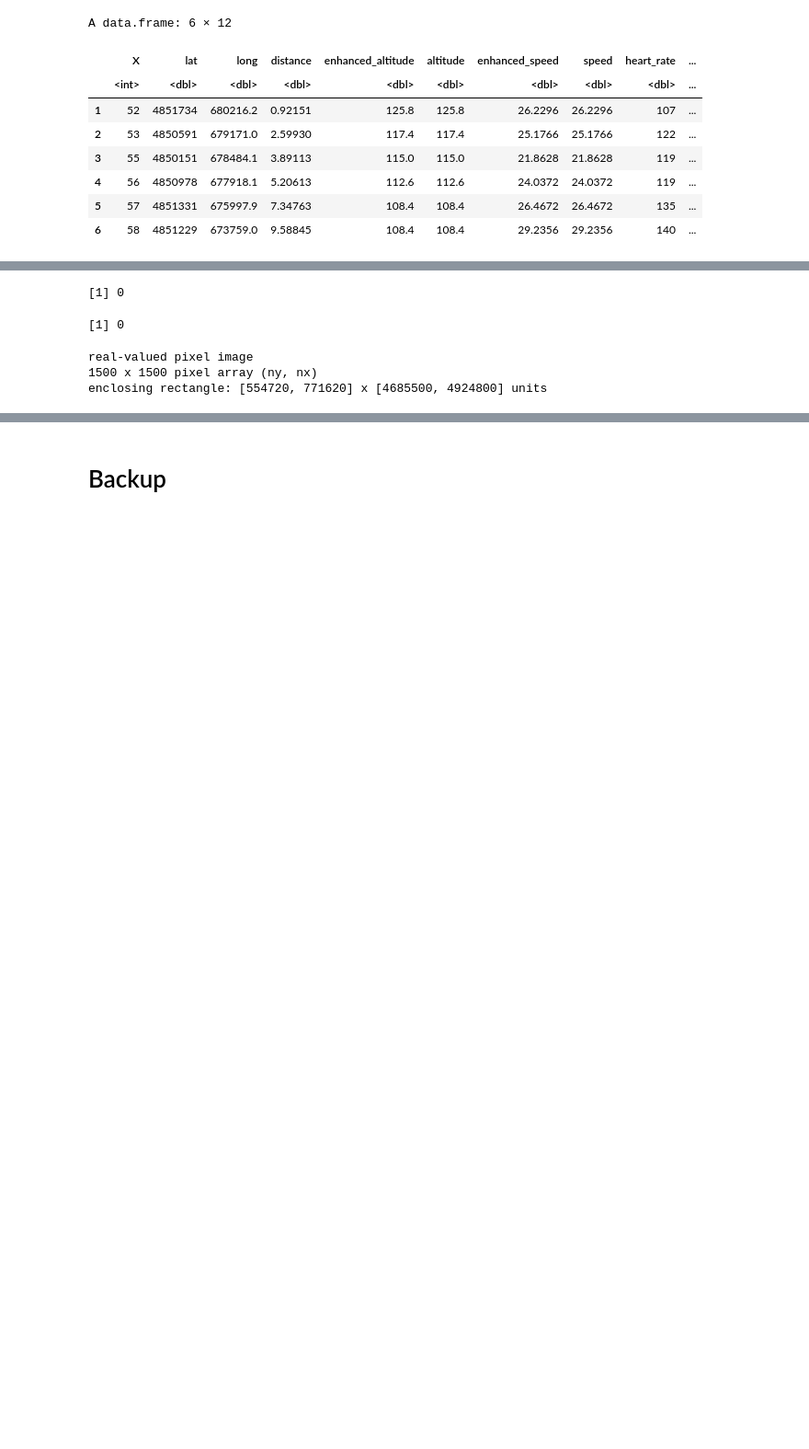
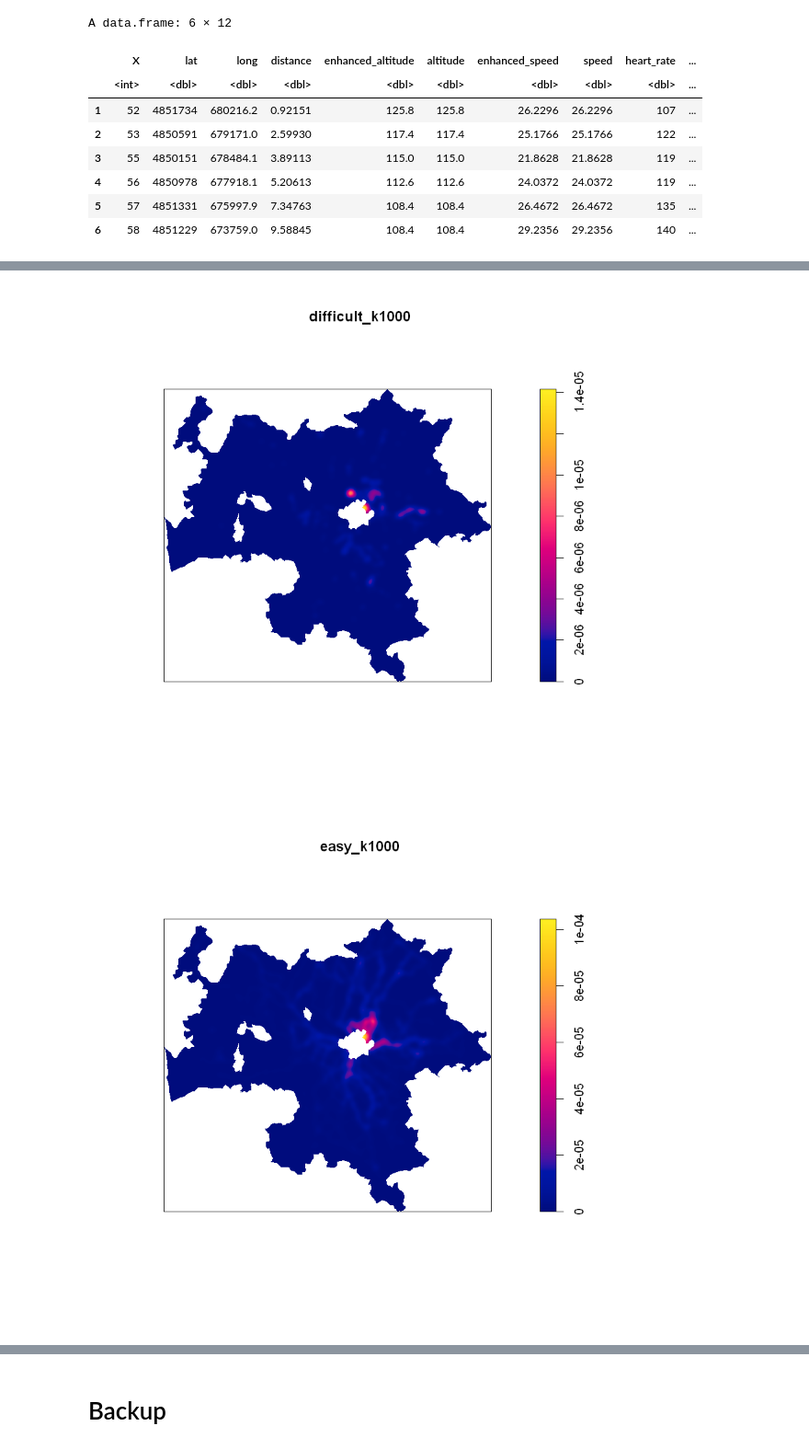
Before and after one commit to peppusnight/geospatial_project, a Jupyter notebook: point_process_analysis.ipynb, the cells around one changed output, grey strips where cells are left out. Shown: that part at 92% size. Drawn from its saved outputs; the diff is of its cells as text; code cells hidden in the pictures; blank space fills up the shorter version.

```diff
--- a/point_process_analysis.ipynb
+++ b/point_process_analysis.ipynb
@@ -134,10 +143,20 @@ spplot(uniti,c("perc_facile","perc_difficile"),
 # %%
-facili = subset(data_garmin, heart_rate<170)
-facili_ppp <- ppp(facili$long,facili$lat, window = as.owin(tosc_boundary))
-summary(facili_ppp) # già vedi l'intensità media
+# Merge the boundary - NOTE: I tried to add Florence to avoid buondary problems but without success
+tuscany_ridden = filtered_points # Use the districts where I rode at least once
+tuscany_ridden = merge(tuscany_ridden,subset(regione_toscana,PRO_COM==48017),by="PRO_COM", all=TRUE)
+tosc_no_fir_boundary = unionSpatialPolygons(tuscany_ridden,IDs = rep(1,nrow(tuscany_ridden))) # Merge the polygons
 
-difficili = subset(data_garmin, heart_rate>170)
-difficili_ppp <- ppp(difficili$long,difficili$lat, window = as.owin(tosc_boundary))
-summary(difficili_ppp) # già vedi l'intensità media
+# Extract easy rides
+facili = subset(data_garmin, heart_rate<170) # Easy rides
+easy_ppp <- ppp(facili$long,facili$lat, window = as.owin(tosc_no_fir_boundary)) # Transform into Point Process Pattern
+summary(easy_ppp) # From here, average intensity con be explored
+
+# Extract difficult rides
+difficili = subset(data_garmin, heart_rate>170) # Difficult rides
+difficult_ppp <- ppp(difficili$long,difficili$lat, window = as.owin(tosc_no_fir_boundary))
+summary(difficult_ppp) # From here, average intensity con be explored
+
+sum(duplicated(easy_ppp)) # Check For duplicates
+sum(duplicated(difficult_ppp)) # Check For duplicates
 # %% [output]
 Warning message:
@@ -179,16 +202,12 @@ Fraction of frame area: 0.356
-# %%
-sum(duplicated(facili_ppp)) # non ci sono duplicati
-sum(duplicated(difficili_ppp)) # non ci sono duplicati
-# %% [output]
-[1] 0
-[1] 0
 # %%
-# possiamo definire prima la griglia su cui calcolare la kernel density, oppure
-griglia <- as.mask(as.owin(tosc_boundary), dimyx = 1500) #500 pixel per lato
-#kernel density (kernel gaussiano, per vari valori di sigma (che determina la bandwidth))
-difficili_k1000 <- density(difficili_ppp, sigma = 2000, xy=griglia)
-plot(difficili_k1000)
+options(jupyter.plot_scale=1)
+
+# Let's first define the grid for the plot
+grid_def <- as.mask(as.owin(tosc_no_fir_boundary), dimyx = 1000)
+difficult_k1000 <- density(difficult_ppp, sigma = 1000, xy=grid_def)
+plot(difficult_k1000)
+easy_k1000 <- density(easy_ppp, sigma = 1000, xy=grid_def)
+plot(easy_k1000)
 # %% [output]
-real-valued pixel image
-1500 x 1500 pixel array (ny, nx)
-enclosing rectangle: [554720, 771620] x [4685500, 4924800] units
+[figure, added]
+[figure, added]
```
Also changed, not shown: parts of 28 cells of this notebook, 9 other files.
